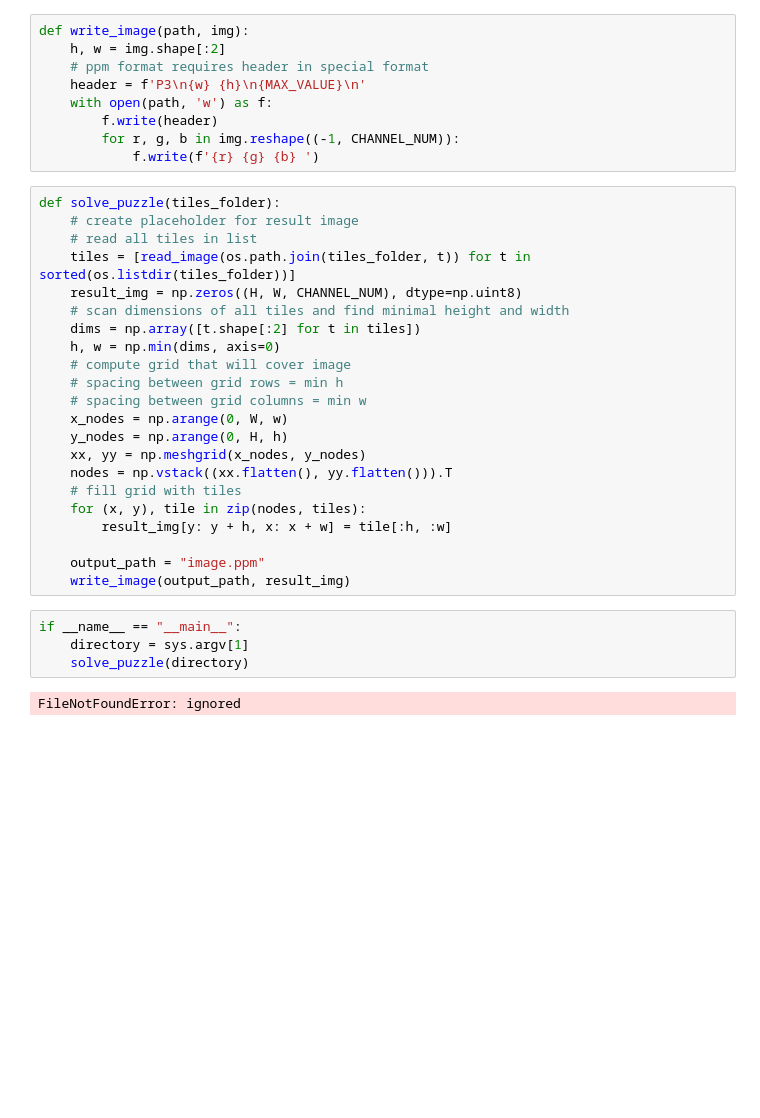
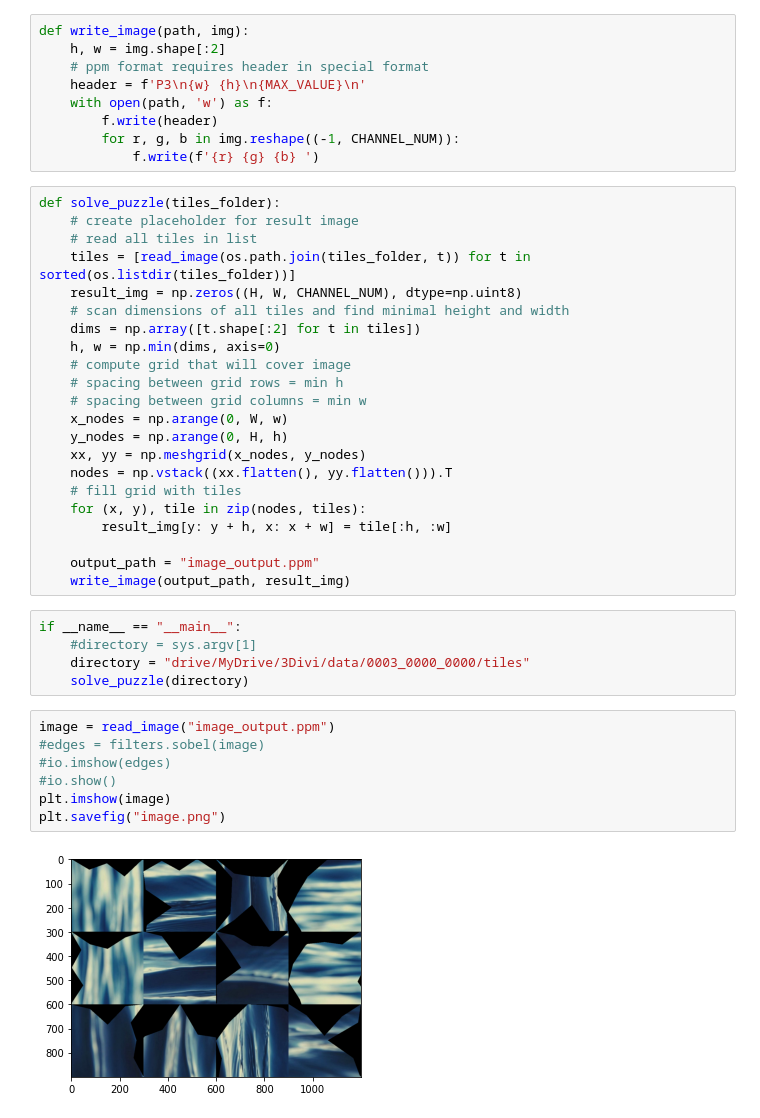
Before and after one commit to Dramb1/3Divi, a Jupyter notebook: 3Divi.ipynb, the cells around one changed output. Saved outputs shown, nothing was run; the diff lists cells and outputs as text; blank space fills up the shorter version.

```diff
--- a/3Divi.ipynb
+++ b/3Divi.ipynb
@@ -44,11 +49,19 @@ def solve_puzzle(tiles_folder):
     for (x, y), tile in zip(nodes, tiles):
         result_img[y: y + h, x: x + w] = tile[:h, :w]
 
-    output_path = "image.ppm"
+    output_path = "image_output.ppm"
     write_image(output_path, result_img)
 # %%
 if __name__ == "__main__":
-    directory = sys.argv[1]
+    #directory = sys.argv[1]
+    directory = "drive/MyDrive/3Divi/data/0003_0000_0000/tiles"
     solve_puzzle(directory)
-# %% [output]
-FileNotFoundError: ignored
+# %%
+image = read_image("image_output.ppm")
+#edges = filters.sobel(image)
+#io.imshow(edges)
+#io.show()
+plt.imshow(image)
+plt.savefig("image.png")
+# %% [output]
+[figure, added]
```
Also changed, not shown: parts of 2 cells of this notebook.
